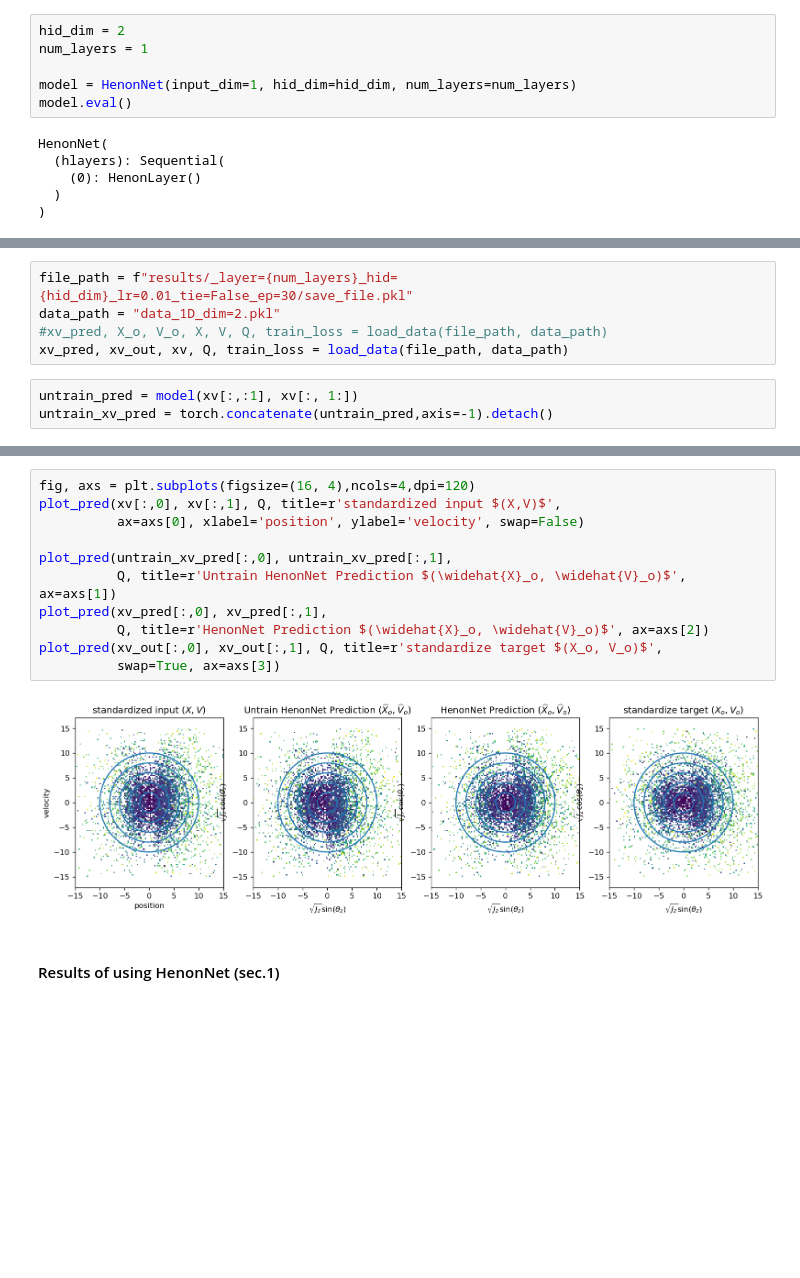
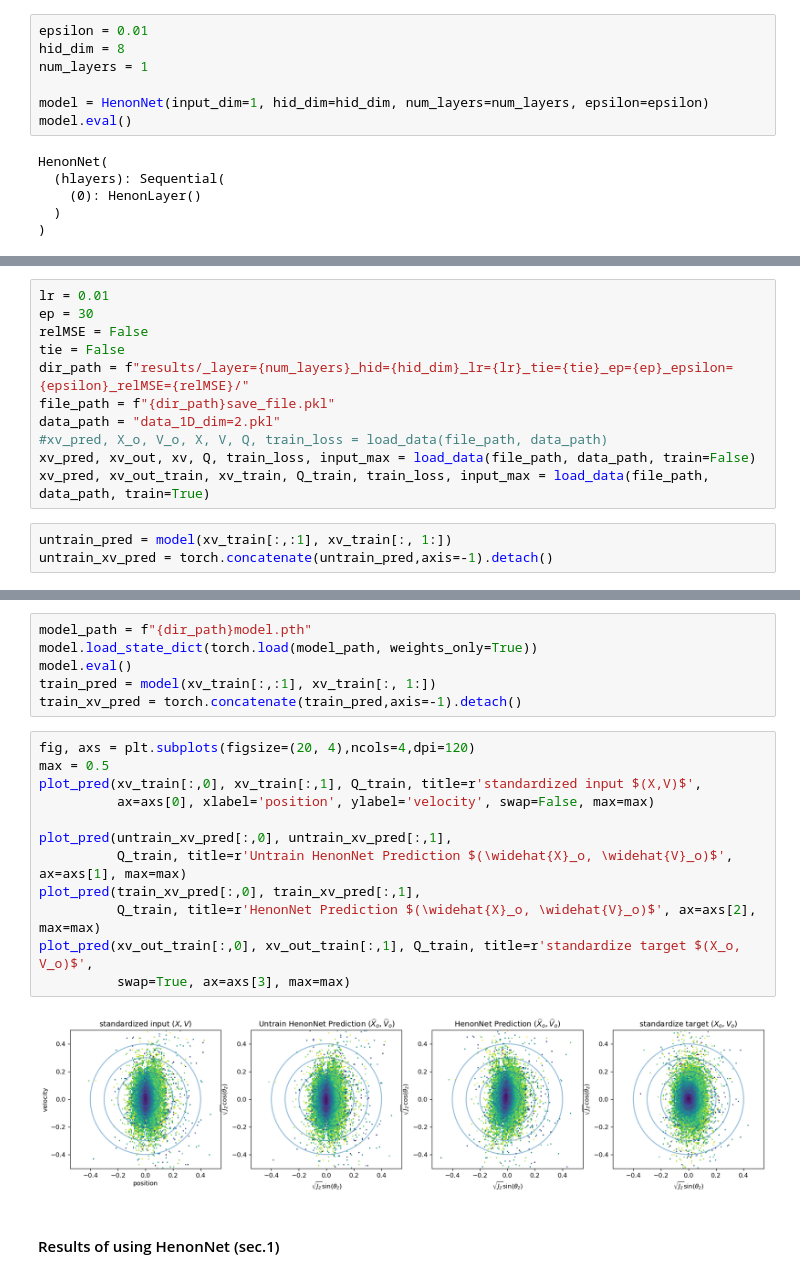
Before and after one commit to nhuang37/symplectic_map, a Jupyter notebook: plot_result.ipynb, the cells around one changed output, grey strips where cells are left out. Saved outputs shown, nothing was run; the diff lists cells and outputs as text; blank space fills up the shorter version.

```diff
--- a/plot_result.ipynb
+++ b/plot_result.ipynb
@@ -131,10 +141,11 @@ def plot_input_output(XV, XV_out, pred_XV_out, untrain_XV_out):
 # %% [markdown]
 #### Results of untrain HenonNet
 # %%
-hid_dim = 2
+epsilon = 0.01
+hid_dim = 8
 num_layers = 1
 
-model = HenonNet(input_dim=1, hid_dim=hid_dim, num_layers=num_layers)
+model = HenonNet(input_dim=1, hid_dim=hid_dim, num_layers=num_layers, epsilon=epsilon)
 model.eval()
 # %% [output]
 HenonNet(
@@ -145,8 +167,14 @@ HenonNet(
 # %%
-file_path = f"results/_layer={num_layers}_hid={hid_dim}_lr=0.01_tie=False_ep=30/save_file.pkl"
+lr = 0.01
+ep = 30
+relMSE = False
+tie = False
+dir_path = f"results/_layer={num_layers}_hid={hid_dim}_lr={lr}_tie={tie}_ep={ep}_epsilon={epsilon}_relMSE={relMSE}/"
+file_path = f"{dir_path}save_file.pkl"
 data_path = "data_1D_dim=2.pkl"
 #xv_pred, X_o, V_o, X, V, Q, train_loss = load_data(file_path, data_path)
-xv_pred, xv_out, xv, Q, train_loss = load_data(file_path, data_path)
+xv_pred, xv_out, xv, Q, train_loss, input_max = load_data(file_path, data_path, train=False)
+xv_pred, xv_out_train, xv_train, Q_train, train_loss, input_max = load_data(file_path, data_path, train=True)
 # %%
-untrain_pred = model(xv[:,:1], xv[:, 1:])
+untrain_pred = model(xv_train[:,:1], xv_train[:, 1:])
 untrain_xv_pred = torch.concatenate(untrain_pred,axis=-1).detach()
@@ -157,16 +188,23 @@ untrain_pred[1].std(), X.std()
+# %%
+model_path = f"{dir_path}model.pth"
+model.load_state_dict(torch.load(model_path, weights_only=True))
+model.eval()
+train_pred = model(xv_train[:,:1], xv_train[:, 1:])
+train_xv_pred = torch.concatenate(train_pred,axis=-1).detach()
 # %%
-fig, axs = plt.subplots(figsize=(16, 4),ncols=4,dpi=120)
-plot_pred(xv[:,0], xv[:,1], Q, title=r'standardized input $(X,V)$',
-          ax=axs[0], xlabel='position', ylabel='velocity', swap=False)
+fig, axs = plt.subplots(figsize=(20, 4),ncols=4,dpi=120)
+max = 0.5
+plot_pred(xv_train[:,0], xv_train[:,1], Q_train, title=r'standardized input $(X,V)$',
+          ax=axs[0], xlabel='position', ylabel='velocity', swap=False, max=max)
 
 plot_pred(untrain_xv_pred[:,0], untrain_xv_pred[:,1],
-          Q, title=r'Untrain HenonNet Prediction $(\widehat{X}_o, \widehat{V}_o)$', ax=axs[1])
-plot_pred(xv_pred[:,0], xv_pred[:,1],
-          Q, title=r'HenonNet Prediction $(\widehat{X}_o, \widehat{V}_o)$', ax=axs[2])
-plot_pred(xv_out[:,0], xv_out[:,1], Q, title=r'standardize target $(X_o, V_o)$',
-          swap=True, ax=axs[3])
+          Q_train, title=r'Untrain HenonNet Prediction $(\widehat{X}_o, \widehat{V}_o)$', ax=axs[1], max=max)
+plot_pred(train_xv_pred[:,0], train_xv_pred[:,1],
+          Q_train, title=r'HenonNet Prediction $(\widehat{X}_o, \widehat{V}_o)$', ax=axs[2], max=max)
+plot_pred(xv_out_train[:,0], xv_out_train[:,1], Q_train, title=r'standardize target $(X_o, V_o)$',
+          swap=True, ax=axs[3], max=max)
 # %% [output]
-[figure, old version]
+[figure, new version]
 # %% [markdown]
 #### Results of using HenonNet (sec.1)
 # %%
```
Also changed, not shown: parts of 16 cells of this notebook, 6 other files.
